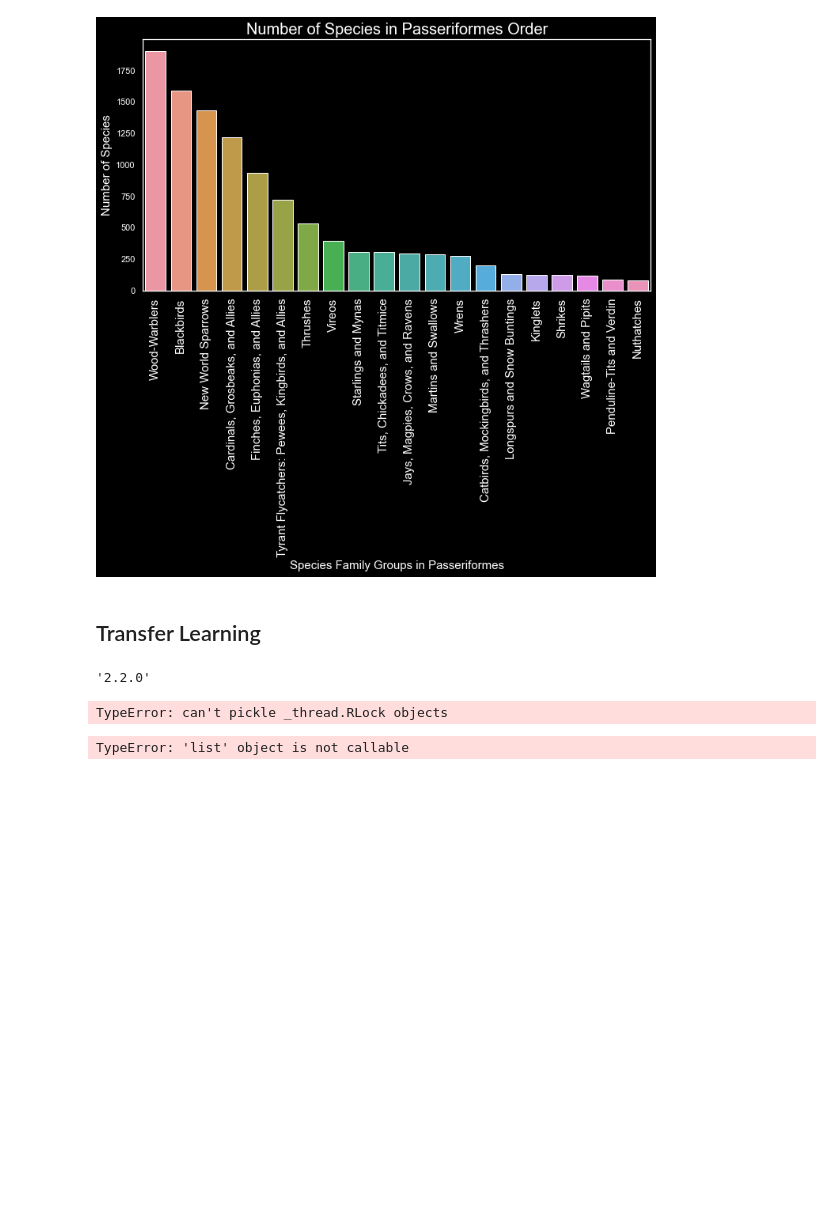
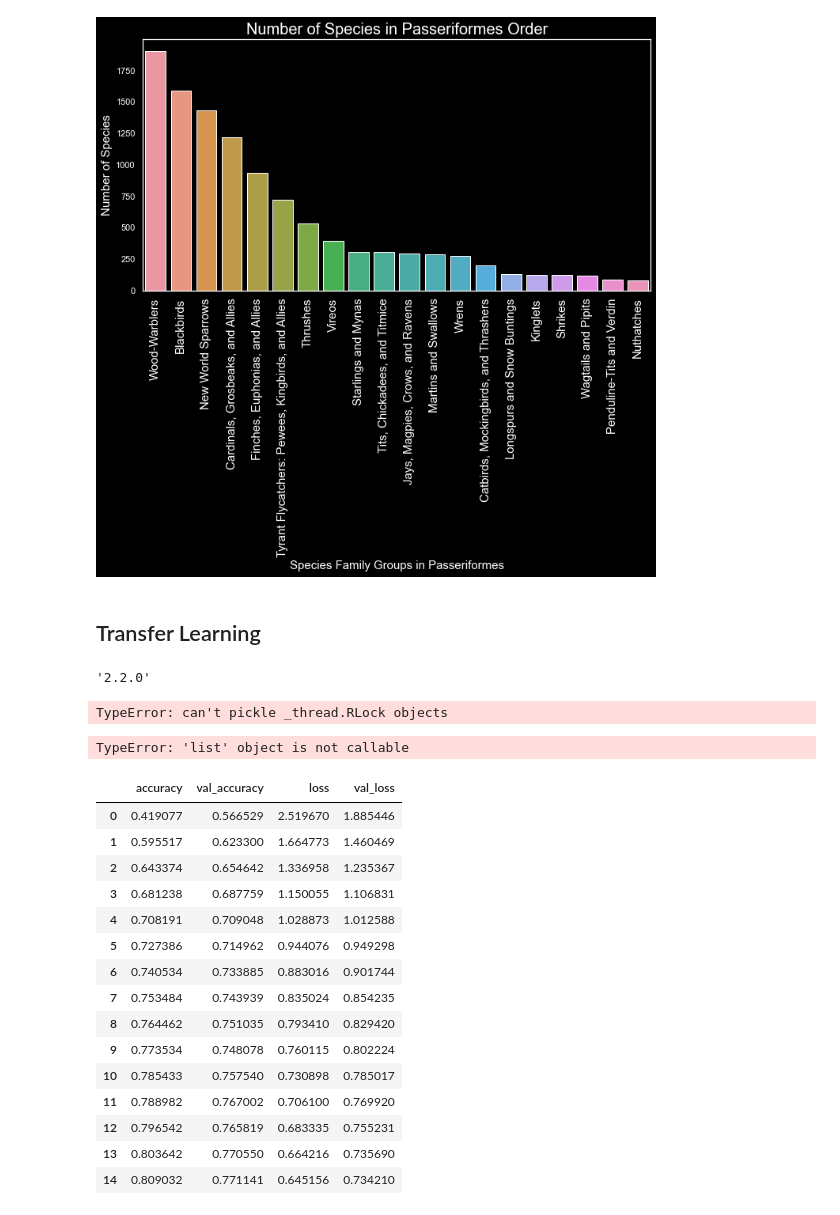
Before and after one commit to cwong690/Birdex, a Jupyter notebook: species_model.ipynb, the cells around one changed output. Drawn from its saved outputs; the diff is of its cells as text; code cells hidden in the pictures; blank space fills up the shorter version.

```diff
--- a/species_model.ipynb
+++ b/species_model.ipynb
@@ -485,0 +490,19 @@ except:
+# %%
+acc_loss
+# %% [output]
+|  | accuracy | val_accuracy | loss | val_loss |
+| 0 | 0.419077 | 0.566529 | 2.519670 | 1.885446 |
+| 1 | 0.595517 | 0.623300 | 1.664773 | 1.460469 |
+| 2 | 0.643374 | 0.654642 | 1.336958 | 1.235367 |
+| 3 | 0.681238 | 0.687759 | 1.150055 | 1.106831 |
+| 4 | 0.708191 | 0.709048 | 1.028873 | 1.012588 |
+| 5 | 0.727386 | 0.714962 | 0.944076 | 0.949298 |
+| 6 | 0.740534 | 0.733885 | 0.883016 | 0.901744 |
+| 7 | 0.753484 | 0.743939 | 0.835024 | 0.854235 |
+| 8 | 0.764462 | 0.751035 | 0.793410 | 0.829420 |
+| 9 | 0.773534 | 0.748078 | 0.760115 | 0.802224 |
+| 10 | 0.785433 | 0.757540 | 0.730898 | 0.785017 |
+| 11 | 0.788982 | 0.767002 | 0.706100 | 0.769920 |
+| 12 | 0.796542 | 0.765819 | 0.683335 | 0.755231 |
+| 13 | 0.803642 | 0.770550 | 0.664216 | 0.735690 |
+| 14 | 0.809032 | 0.771141 | 0.645156 | 0.734210 |
```
Also changed, not shown: parts of 6 cells of this notebook, 2 other files.
